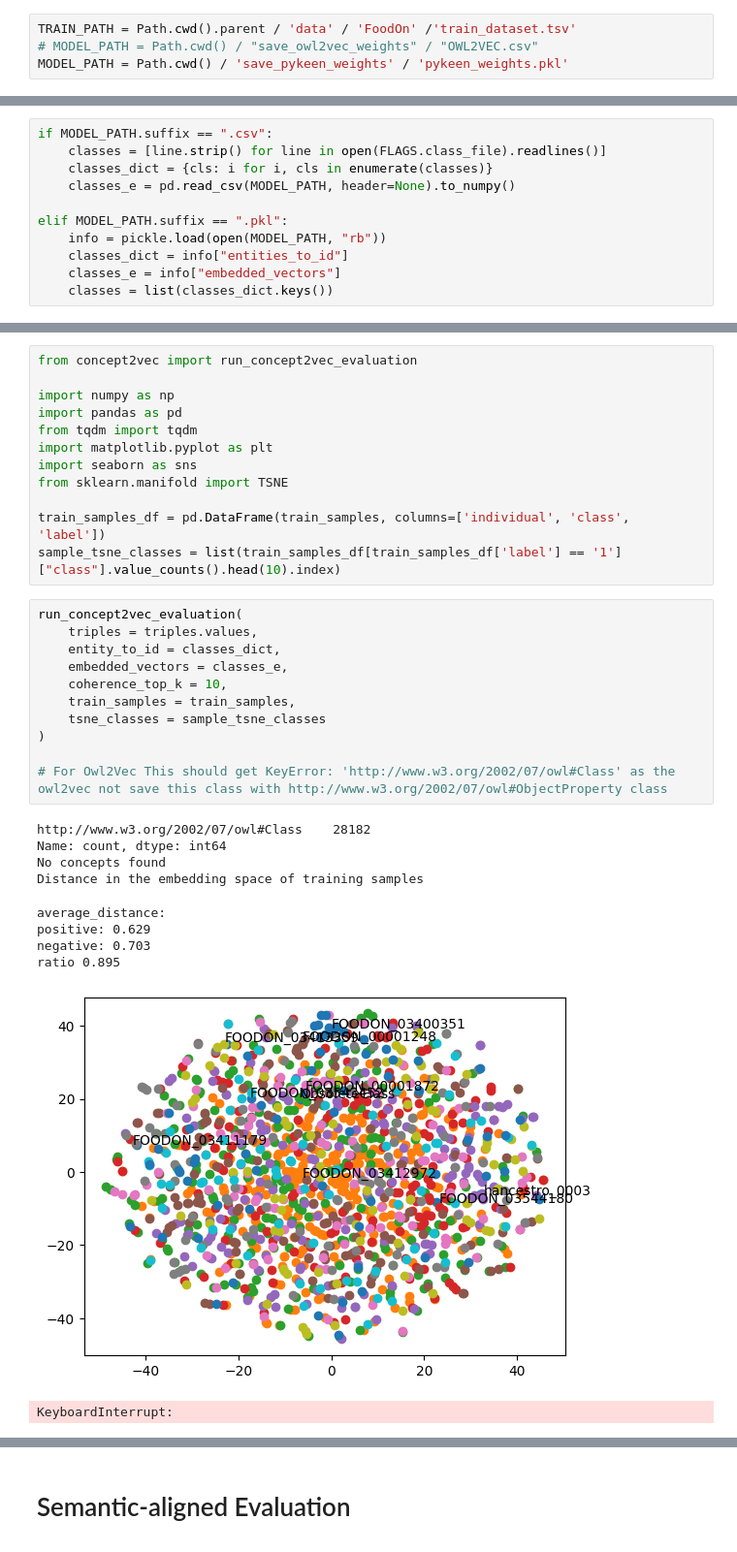
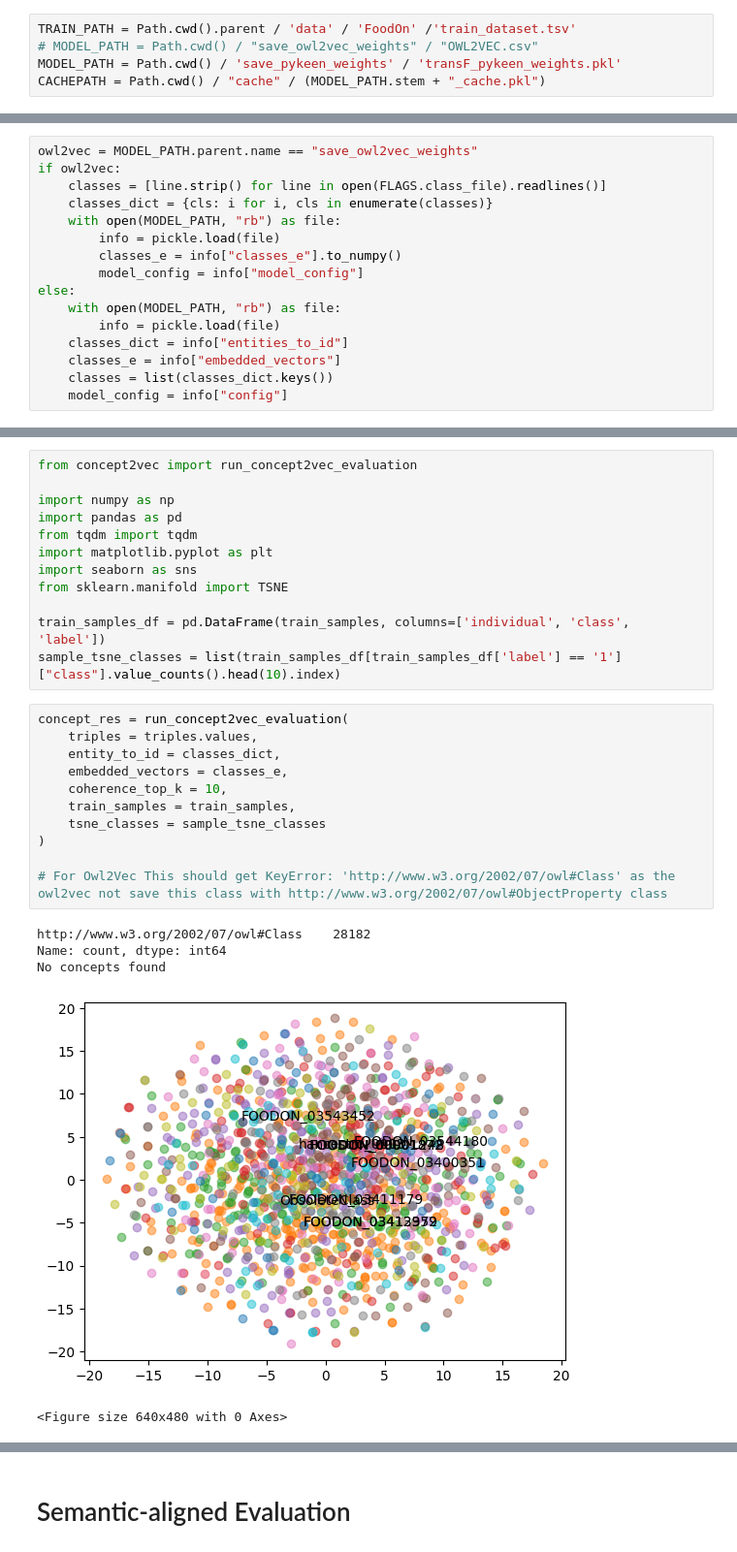
Before and after one commit to realearn-jaist/ontology-embedding-evaluation-set-perspectives-1, a Jupyter notebook: foodon/workspace/foodon_eval.ipynb, the cells around one changed output, grey strips where cells are left out. Shown at 97% size. Cells and saved outputs as stored; diff of their text form.

```diff
--- a/foodon/workspace/foodon_eval.ipynb
+++ b/foodon/workspace/foodon_eval.ipynb
@@ -34,20 +34,26 @@ FLAGS["input_type"] ="concatenate"
 # %%
 TRAIN_PATH = Path.cwd().parent / 'data' / 'FoodOn' /'train_dataset.tsv'
 # MODEL_PATH = Path.cwd() / "save_owl2vec_weights" / "OWL2VEC.csv"
-MODEL_PATH = Path.cwd() / 'save_pykeen_weights' / 'pykeen_weights.pkl'
+MODEL_PATH = Path.cwd() / 'save_pykeen_weights' / 'transF_pykeen_weights.pkl'
+CACHEPATH = Path.cwd() / "cache" / (MODEL_PATH.stem + "_cache.pkl")
 # %% [markdown]
 # Save and Load
 # %%
-if MODEL_PATH.suffix == ".csv":
+owl2vec = MODEL_PATH.parent.name == "save_owl2vec_weights"
+if owl2vec:
     classes = [line.strip() for line in open(FLAGS.class_file).readlines()]
     classes_dict = {cls: i for i, cls in enumerate(classes)}
-    classes_e = pd.read_csv(MODEL_PATH, header=None).to_numpy()
-
-elif MODEL_PATH.suffix == ".pkl":
-    info = pickle.load(open(MODEL_PATH, "rb"))
+    with open(MODEL_PATH, "rb") as file:
+        info = pickle.load(file)
+        classes_e = info["classes_e"].to_numpy()
+        model_config = info["model_config"]
+else:
+    with open(MODEL_PATH, "rb") as file:
+        info = pickle.load(file)
     classes_dict = info["entities_to_id"]
     classes_e = info["embedded_vectors"]
     classes = list(classes_dict.keys())
+    model_config = info["config"]
 # %%
 triples = pd.read_csv(TRAIN_PATH, header=None, names=['head', 'relation', 'tail'])
 
@@ -140,24 +104,19 @@ from sklearn.manifold import TSNE
 train_samples_df = pd.DataFrame(train_samples, columns=['individual', 'class', 'label'])
 sample_tsne_classes = list(train_samples_df[train_samples_df['label'] == '1']["class"].value_counts().head(10).index)
 # %%
-run_concept2vec_evaluation(
+concept_res = run_concept2vec_evaluation(
     triples = triples.values,
     entity_to_id = classes_dict,
     embedded_vectors = classes_e,
     coherence_top_k = 10,
     train_samples = train_samples,
     tsne_classes = sample_tsne_classes
 )
 
 # For Owl2Vec This should get KeyError: 'http://www.w3.org/2002/07/owl#Class' as the owl2vec not save this class with http://www.w3.org/2002/07/owl#ObjectProperty class
 # %% [output]
 http://www.w3.org/2002/07/owl#Class    28182
 Name: count, dtype: int64
 No concepts found
-Distance in the embedding space of training samples
+[figure, new version]
-average_distance:
-positive: 0.629
-negative: 0.703
-ratio 0.895
+<Figure size 640x480 with 0 Axes>
-[figure, old version]
-KeyboardInterrupt:
```
Also changed, not shown: parts of 16 cells of this notebook, 15 other files.
